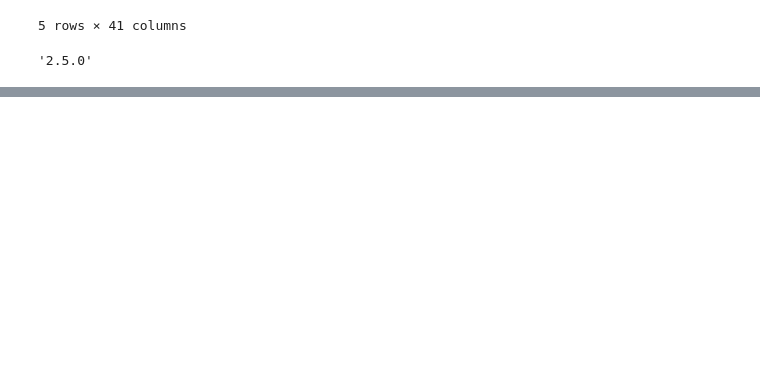
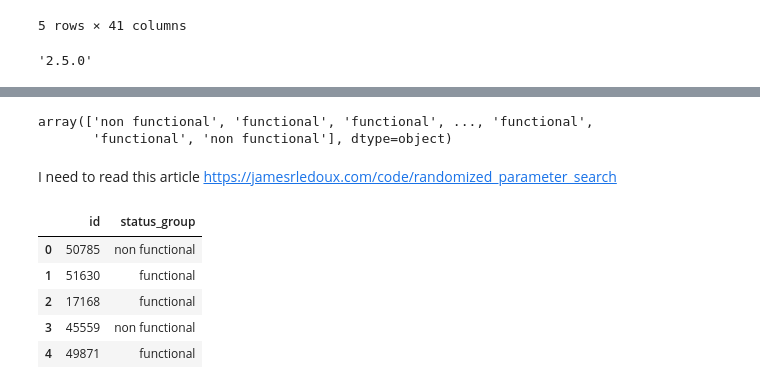
Before and after one commit to johnnykoo84/DS-Unit-2-Kaggle-Challenge, a Jupyter notebook: module3-cross-validation/LS_DS_223_assignment.ipynb, the cells around one changed output, grey strips where cells are left out. Cells and saved outputs as stored; diff of their text form; code cells hidden in the pictures; blank space fills up the shorter version.

```diff
--- a/module3-cross-validation/LS_DS_223_assignment.ipynb
+++ b/module3-cross-validation/LS_DS_223_assignment.ipynb
@@ -176,0 +208,17 @@ profile
+# %%
+%%time
+X_train = train.drop(columns=target)
+y_train = train[target]
+# X_val = val.drop(columns=target)
+# y_val = val[target]
+X_test = test
+
+pipeline = make_pipeline(
+    ce.ordinal.OrdinalEncoder(),
+    SimpleImputer(),
+    RandomForestClassifier(n_estimators=100, n_jobs=-1, random_state=42)
+)
+
+k = 3
+scores = cross_val_score(pipeline, X_train, y_train, cv=k, scoring='')
+print(f'Validation accuracy: {pipeline.score(X_val, y_val)}')
@@ -176,0 +294,12 @@ profile
+# %%
+pipeline = make_pipeline(
+    ce.OrdinalEncoder(),
+    SimpleImputer(),
+    RandomForestClassifier(
+        n_estimators=89,
+        max_depth=20,
+        max_features=0.4758896196722915,
+        random_state=42,
+        n_jobs=-1)
+)
+pipeline.fit(X_train, y_train)
@@ -176,0 +324,23 @@ profile
+# %%
+y_pred = pipeline.predict(X_test)
+y_pred
+# %% [output]
+array(['non functional', 'functional', 'functional', ..., 'functional',
+       'functional', 'non functional'], dtype=object)
+# %%
+# so I had to read test csv data again for retreiving id
+test_original = pd.read_csv(DATA_PATH+'waterpumps/test_features.csv')
+# %% [markdown]
+I need to read this article
+https://jamesrledoux.com/code/randomized_parameter_search
+# %%
+submission = pd.DataFrame({'id': test_original['id'], 'status_group': y_pred})
+
+submission.head()
+# %% [output]
+|  | id | status_group |
+| 0 | 50785 | non functional |
+| 1 | 51630 | functional |
+| 2 | 17168 | functional |
+| 3 | 45559 | non functional |
+| 4 | 49871 | functional |
```
Also changed, not shown: parts of 9 cells of this notebook, 1 other file.
